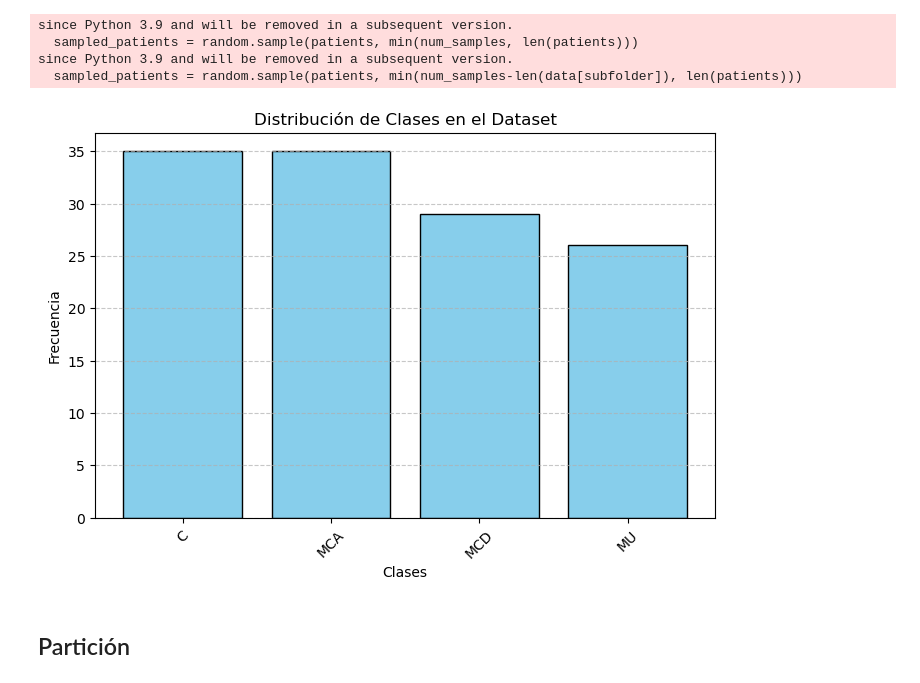
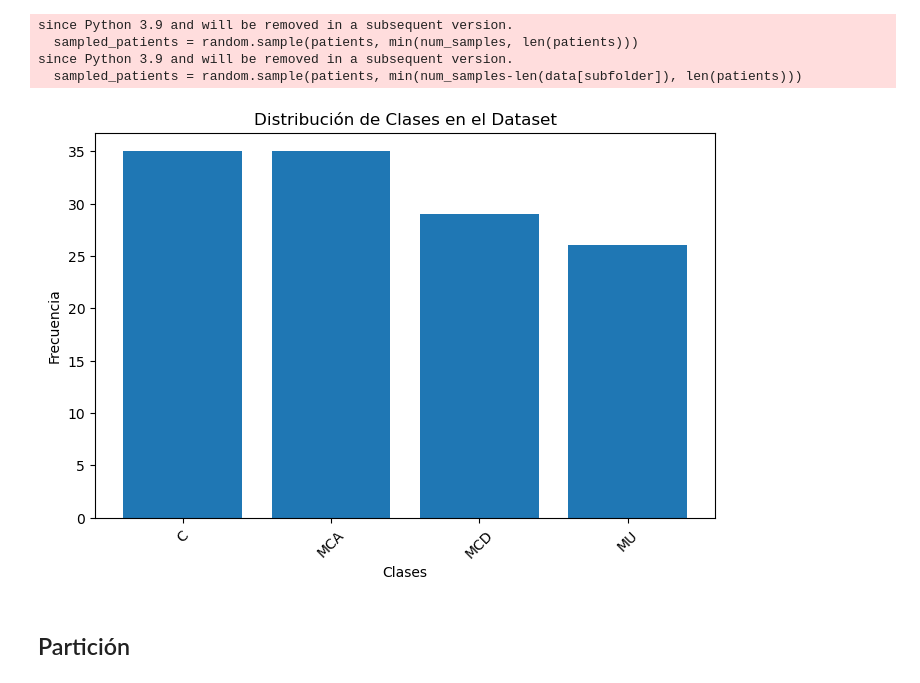
Before and after one commit to maloto3/TFM_Strain, a Jupyter notebook: Quantum_3d_paralel-4clases.ipynb, the cells around one changed output. Saved outputs shown, nothing was run; the diff lists cells and outputs as text; code cells hidden in the pictures.

```diff
--- a/Quantum_3d_paralel-4clases.ipynb
+++ b/Quantum_3d_paralel-4clases.ipynb
@@ -87,7 +89,7 @@ for subfolder in categories:
     if os.path.exists(path):
         patients = {f for f in os.listdir(path) if f.endswith(".nii.gz")}
         sampled_patients = random.sample(patients, min(num_samples, len(patients)))
-        data[subfolder].extend([path+"/"+patient for patient in sampled_patients])
+        data[subfolder].extend([base_dir+"/"+subfolder+"/"+patient.replace(".nii.gz", "") for patient in sampled_patients])
 
 base_dir = "ACDC"
 for subfolder in categories:
@@ -95,7 +97,7 @@ for subfolder in categories:
     if os.path.exists(path):
         patients = {f for f in os.listdir(path) if f.endswith(".nii.gz")}
         sampled_patients = random.sample(patients, min(num_samples-len(data[subfolder]), len(patients)))
-        data[subfolder].extend([path+"/"+patient for patient in sampled_patients])
+        data[subfolder].extend([base_dir+"/"+subfolder+"/"+patient.replace(".nii.gz", "") for patient in sampled_patients])
 # %% [output]
 since Python 3.9 and will be removed in a subsequent version.
   sampled_patients = random.sample(patients, min(num_samples, len(patients)))
@@ -108,21 +110,20 @@ df = pd.DataFrame(all_data, columns=["patient", "category"])
 # %%
 class_counts = df["category"].value_counts()
 
 # Graficar el histograma
 plt.figure(figsize=(8, 5))
-plt.bar(class_counts.index, class_counts.values, color='skyblue', edgecolor='black')
+plt.bar(class_counts.index, class_counts.values)
 
 # Personalizar el gráfico
 plt.xlabel("Clases")
 plt.ylabel("Frecuencia")
 plt.title("Distribución de Clases en el Dataset")
 plt.xticks(rotation=45)
-plt.grid(axis="y", linestyle="--", alpha=0.7)
 
 # Mostrar el histograma
 plt.show()
 # %% [output]
-[figure, old version]
+[figure, new version]
 # %% [markdown]
 ## Partición
 # %%
```
Also changed, not shown: parts of 10 cells of this notebook, 1 other file.
